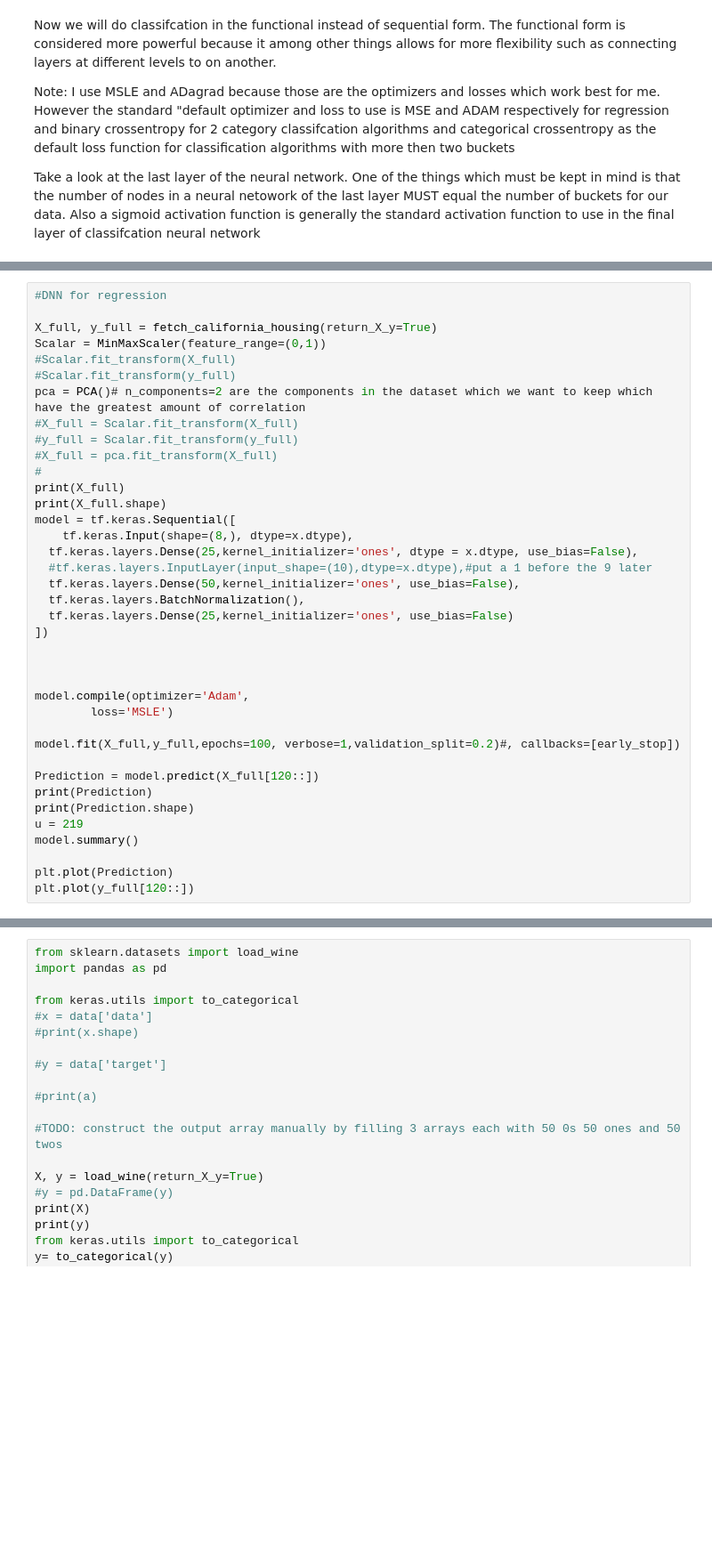
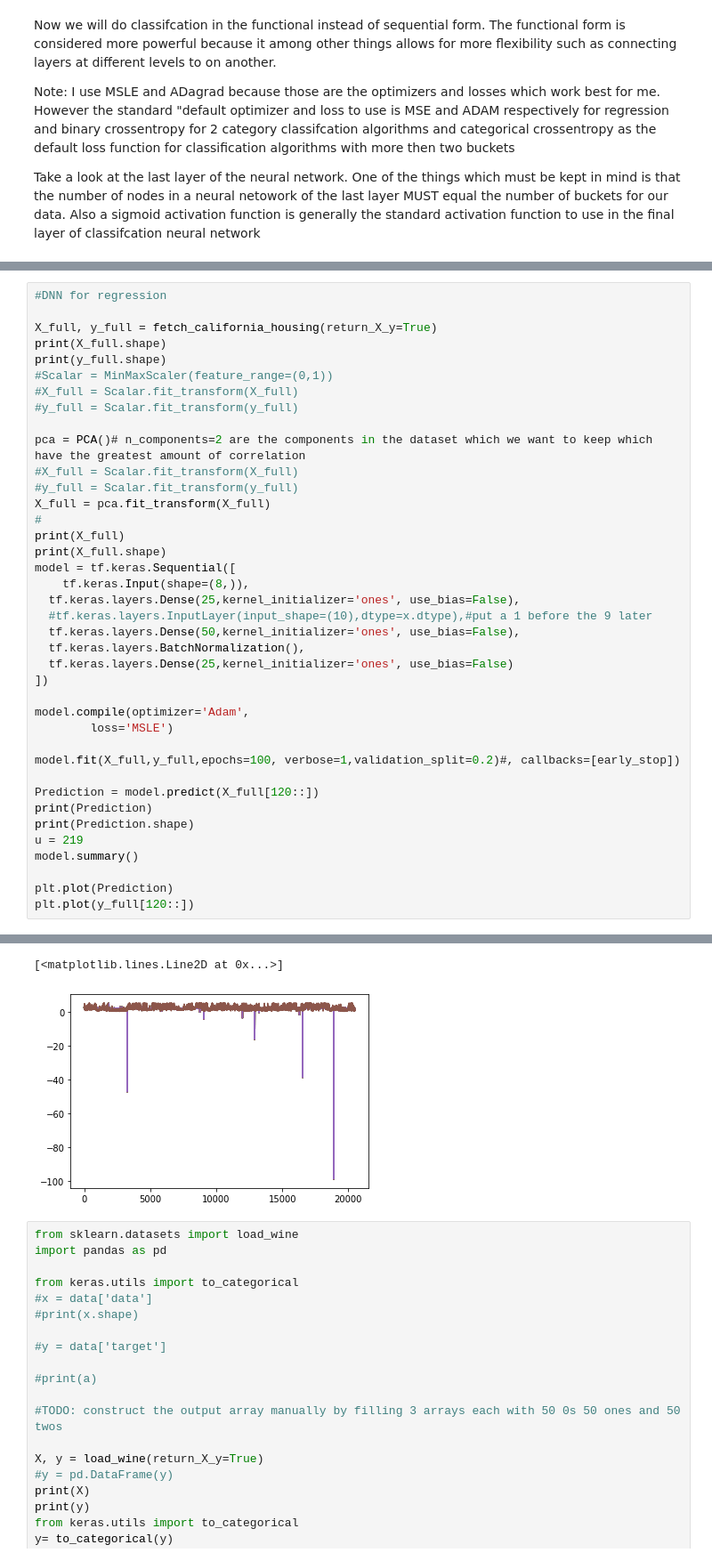
Before and after one commit to lordfiftyfive/Seattle-Tensorflow, a Jupyter notebook: InstructionalptI.ipynb, the cells around one changed output, grey strips where cells are left out. Shown at 89% size. Drawn from its saved outputs; the diff is of its cells as text; blank space fills up the shorter version.

```diff
--- a/InstructionalptI.ipynb
+++ b/InstructionalptI.ipynb
@@ -226,26 +245,27 @@ print(data['target'])
 #DNN for regression
 
 X_full, y_full = fetch_california_housing(return_X_y=True)
-Scalar = MinMaxScaler(feature_range=(0,1))
-#Scalar.fit_transform(X_full)
-#Scalar.fit_transform(y_full)
+print(X_full.shape)
+print(y_full.shape)
+#Scalar = MinMaxScaler(feature_range=(0,1))
+#X_full = Scalar.fit_transform(X_full)
+#y_full = Scalar.fit_transform(y_full)
+
 pca = PCA()# n_components=2 are the components in the dataset which we want to keep which have the greatest amount of correlation
 #X_full = Scalar.fit_transform(X_full)
 #y_full = Scalar.fit_transform(y_full)
-#X_full = pca.fit_transform(X_full)
+X_full = pca.fit_transform(X_full)
 #
 print(X_full)
 print(X_full.shape)
 model = tf.keras.Sequential([
-	tf.keras.Input(shape=(8,), dtype=x.dtype),
-  tf.keras.layers.Dense(25,kernel_initializer='ones', dtype = x.dtype, use_bias=False),
+	tf.keras.Input(shape=(8,)),
+  tf.keras.layers.Dense(25,kernel_initializer='ones', use_bias=False),
   #tf.keras.layers.InputLayer(input_shape=(10),dtype=x.dtype),#put a 1 before the 9 later
   tf.keras.layers.Dense(50,kernel_initializer='ones', use_bias=False),
   tf.keras.layers.BatchNormalization(),
   tf.keras.layers.Dense(25,kernel_initializer='ones', use_bias=False)
 ])
-
-
 
 model.compile(optimizer='Adam',
         loss='MSLE')
@@ -260,3 +280,4 @@ model.summary()
 
 plt.plot(Prediction)
 plt.plot(y_full[120::])
+# %% [output]
@@ -263,3 +301,5 @@ plt.plot(y_full[120::])
+[<matplotlib.lines.Line2D at 0x...>]
+[figure, added]
 # %%
 from sklearn.datasets import load_wine
 import pandas as pd
```
Also changed, not shown: parts of 5 cells of this notebook.
